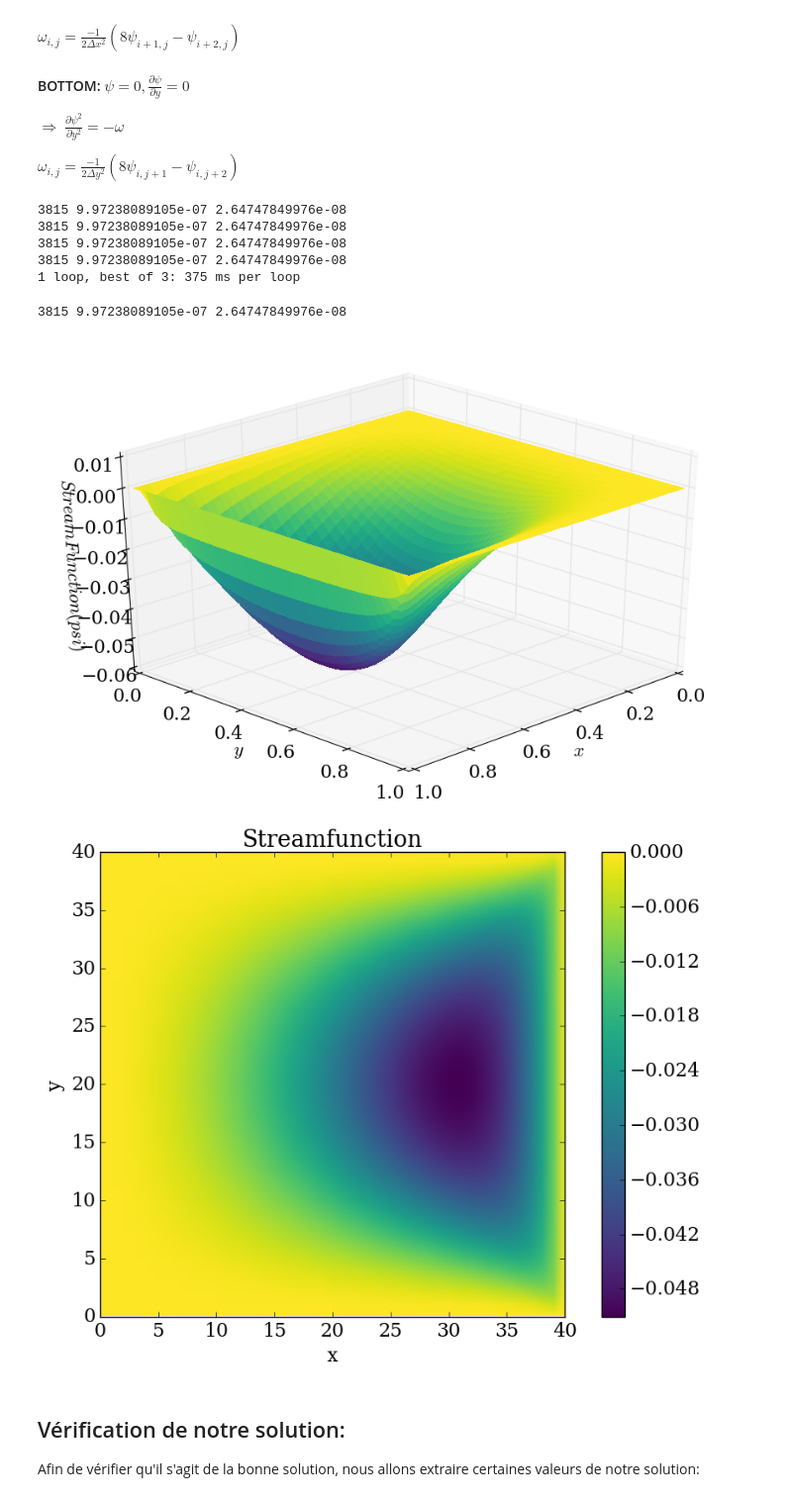
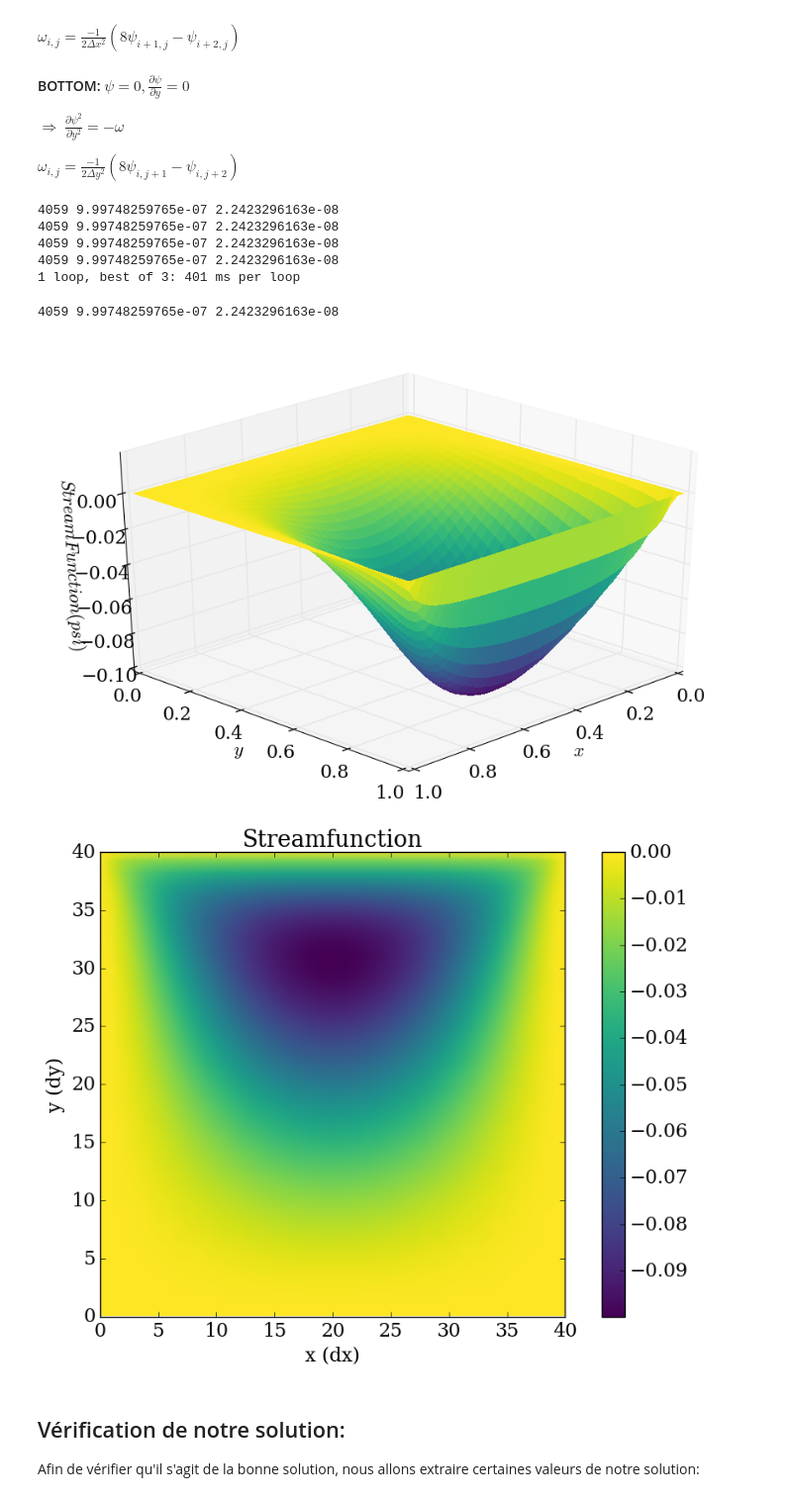
Before and after one commit to be-rays/Module5-StokesFlow, a Jupyter notebook: StokesFlow.ipynb, the cells around one changed output. Shown at 99% size. Drawn from its saved outputs; the diff is of its cells as text; code cells hidden in the pictures.

```diff
--- a/StokesFlow.ipynb
+++ b/StokesFlow.ipynb
@@ -61,8 +61,8 @@ def colormap(x,y,psi):
     X,Y = numpy.meshgrid(x,y)
     pyplot.ylim(0,40)
     pyplot.xlim(0,40)
-    pyplot.xlabel('x')
-    pyplot.ylabel('y')
+    pyplot.xlabel('x (dx)')
+    pyplot.ylabel('y (dy)')
     pyplot.imshow(psi, cmap = cm.viridis)
     pyplot.title('Streamfunction')
     pyplot.colorbar();
@@ -168,11 +168,11 @@ def stokesjacobi(w,psi):
 
 
         #BC on the edge of the square:
-        w[0,:]=(-1/(dx)**2)*(8*psi[1,:]-psi[2,:])
-        w[-1,:]=(-1/(dx)**2)*(8*psi[-2,:]-psi[-3,:])
-        w[:,0]=(-1/(dy)**2)*(8*psi[:,1]-psi[:,2])
-        w[:,-1]=(-1/(dy)**2)*(8*psi[:,-2]-psi[:,-3])-3.0/dy
+        w[0,:]=(-1/(dy)**2)*(4*psi[1,:]-psi[2,:]/2)
 
+        w[:,0]=(-1/(dx)**2)*(4*psi[:,1]-psi[:,2]/2)
+        w[:,-1]=(-1/(dx)**2)*(4*psi[:,-2]-psi[:,-3]/2)
+        w[-1,:]=(-1/(dy)**2)*(4*psi[-2,:]-psi[-3,:]/2)-3.0/dy
         l1norm_w=L1norm(w,wn)
         l1norm_psi=L1norm(psi,psin)
 
@@ -186,32 +186,32 @@ def stokesjacobi(w,psi):
 # %%
 %%timeit
 
-w=numpy.zeros((nx,ny))
-psi=numpy.zeros((nx,ny))
-w[:,-1]=-3/dy
+w=numpy.zeros((ny,nx))
+psi=numpy.zeros((ny,nx))
+w[-1,:]=-3/dy
 
-psi,omega= stokesjacobi(w.copy(),psi.copy())
+psi,w= stokesjacobi(w.copy(),psi.copy())
 # %% [output]
-3815 9.97238089105e-07 2.64747849976e-08
-3815 9.97238089105e-07 2.64747849976e-08
-3815 9.97238089105e-07 2.64747849976e-08
-3815 9.97238089105e-07 2.64747849976e-08
-1 loop, best of 3: 375 ms per loop
+4059 9.99748259765e-07 2.2423296163e-08
+4059 9.99748259765e-07 2.2423296163e-08
+4059 9.99748259765e-07 2.2423296163e-08
+4059 9.99748259765e-07 2.2423296163e-08
+1 loop, best of 3: 401 ms per loop
 # %%
 x = numpy.linspace(0,1,nx)
 y = numpy.linspace(0,1,ny)
 
 w=numpy.zeros((nx,ny))
 psi=numpy.zeros((nx,ny))
-w[:,-1]=-3/dy
+w[-1,:]=-3/dy
 
-psi,omega= stokesjacobi(w.copy(),psi.copy())
+psi, w= stokesjacobi(w.copy(),psi.copy())
 plot_3D(x,y,psi)
 colormap(x,y,psi)
 # %% [output]
-3815 9.97238089105e-07 2.64747849976e-08
+4059 9.99748259765e-07 2.2423296163e-08
-[figure, old version]
+[figure, new version]
-[figure, old version]
+[figure, new version]
 # %% [markdown]
 ## Vérification de notre solution:
 
```
Also changed, not shown: parts of 16 cells of this notebook.
